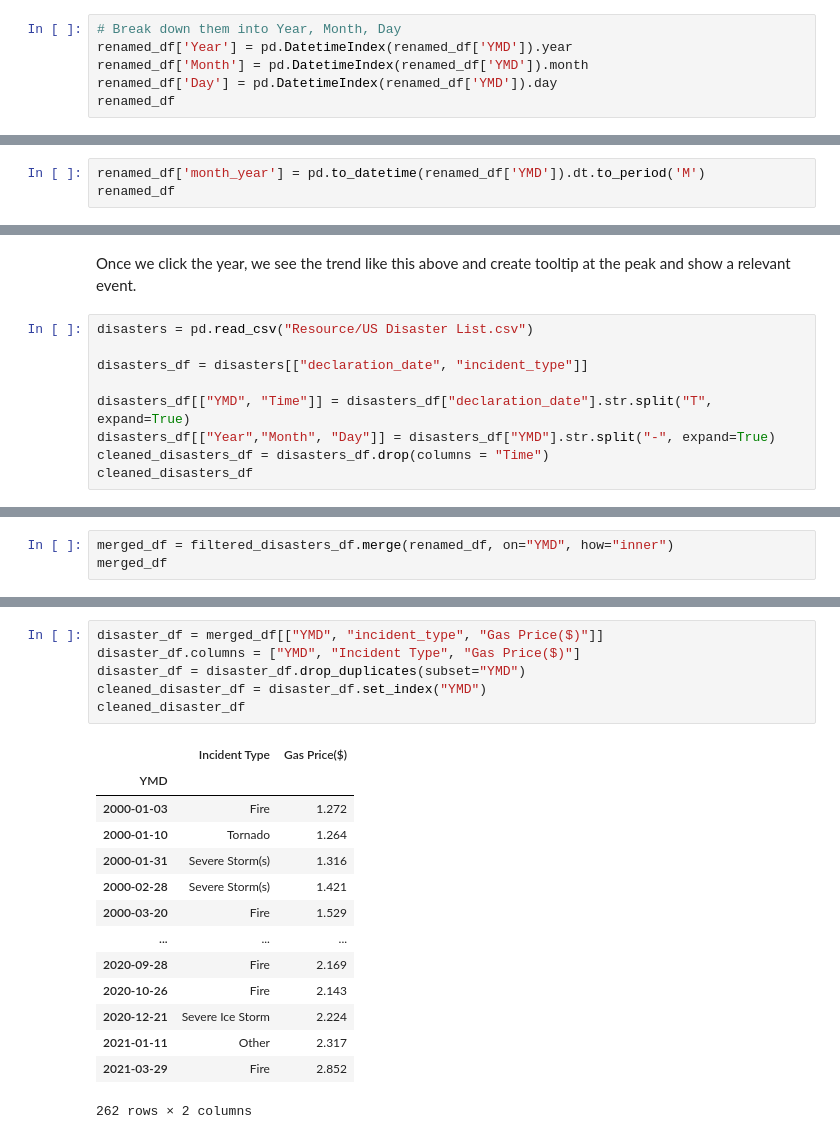
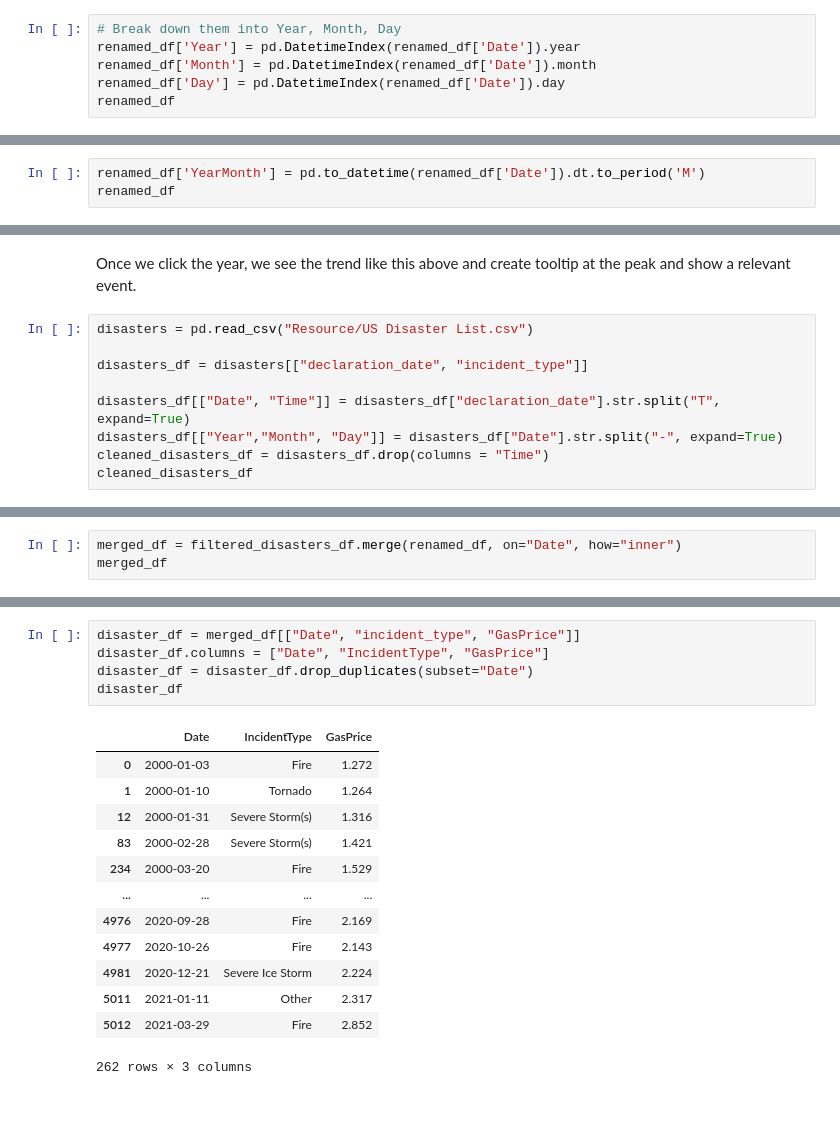
Before and after one commit to jzhao0626/Gas_Price_Analysis, a Jupyter notebook: Data_Analyzing_Mihee.ipynb, the cells around one changed output, grey strips where cells are left out. Drawn from its saved outputs; the diff is of its cells as text; blank space fills up the shorter version.

```diff
--- a/Data_Analyzing_Mihee.ipynb
+++ b/Data_Analyzing_Mihee.ipynb
@@ -62,8 +62,8 @@ renamed_df.nlargest(10, ["Gas Price($)"])
 | 591 | 2011-05-02 | 3.963 |
 # %%
 # Break down them into Year, Month, Day
-renamed_df['Year'] = pd.DatetimeIndex(renamed_df['YMD']).year
-renamed_df['Month'] = pd.DatetimeIndex(renamed_df['YMD']).month
-renamed_df['Day'] = pd.DatetimeIndex(renamed_df['YMD']).day
+renamed_df['Year'] = pd.DatetimeIndex(renamed_df['Date']).year
+renamed_df['Month'] = pd.DatetimeIndex(renamed_df['Date']).month
+renamed_df['Day'] = pd.DatetimeIndex(renamed_df['Date']).day
 renamed_df
 # %% [output]
@@ -81,6 +81,6 @@ renamed_df
 | 1110 | 2021-04-12 | 2.849 | 2021 | 4 | 12 |
 1111 rows × 5 columns
 # %%
-renamed_df['month_year'] = pd.to_datetime(renamed_df['YMD']).dt.to_period('M')
+renamed_df['YearMonth'] = pd.to_datetime(renamed_df['Date']).dt.to_period('M')
 renamed_df
 # %% [output]
@@ -163,8 +163,8 @@ disasters = pd.read_csv("Resource/US Disaster List.csv")
 
 disasters_df = disasters[["declaration_date", "incident_type"]]
 
-disasters_df[["YMD", "Time"]] = disasters_df["declaration_date"].str.split("T", expand=True)
-disasters_df[["Year","Month", "Day"]] = disasters_df["YMD"].str.split("-", expand=True)
+disasters_df[["Date", "Time"]] = disasters_df["declaration_date"].str.split("T", expand=True)
+disasters_df[["Year","Month", "Day"]] = disasters_df["Date"].str.split("-", expand=True)
 cleaned_disasters_df = disasters_df.drop(columns = "Time")
 cleaned_disasters_df
 # %% [output]
@@ -215,6 +215,6 @@ filtered_disasters_df
 | 61911 | 2021-04-08T20:52:00Z | Fire | 2021-04-08 | 2021 | 04 | 08 |
 42229 rows × 6 columns
 # %%
-merged_df = filtered_disasters_df.merge(renamed_df, on="YMD", how="inner")
+merged_df = filtered_disasters_df.merge(renamed_df, on="Date", how="inner")
 merged_df
 # %% [output]
@@ -232,23 +232,21 @@ merged_df
 | 5012 | 2021-03-29T14:00:00Z | Fire | 2021-03-29 | 2021 | 03 | 29 | 2.852 | 2021 | 3 | ... |
 5013 rows × 11 columns
 # %%
-disaster_df = merged_df[["YMD", "incident_type", "Gas Price($)"]]
-disaster_df.columns = ["YMD", "Incident Type", "Gas Price($)"]
-disaster_df = disaster_df.drop_duplicates(subset="YMD")
-cleaned_disaster_df = disaster_df.set_index("YMD")
-cleaned_disaster_df
+disaster_df = merged_df[["Date", "incident_type", "GasPrice"]]
+disaster_df.columns = ["Date", "IncidentType", "GasPrice"]
+disaster_df = disaster_df.drop_duplicates(subset="Date")
+disaster_df
 # %% [output]
-|  | Incident Type | Gas Price($) |
-| YMD |  |  |
-| 2000-01-03 | Fire | 1.272 |
-| 2000-01-10 | Tornado | 1.264 |
-| 2000-01-31 | Severe Storm(s) | 1.316 |
-| 2000-02-28 | Severe Storm(s) | 1.421 |
-| 2000-03-20 | Fire | 1.529 |
-| ... | ... | ... |
-| 2020-09-28 | Fire | 2.169 |
-| 2020-10-26 | Fire | 2.143 |
-| 2020-12-21 | Severe Ice Storm | 2.224 |
-| 2021-01-11 | Other | 2.317 |
-| 2021-03-29 | Fire | 2.852 |
+|  | Date | IncidentType | GasPrice |
+| 0 | 2000-01-03 | Fire | 1.272 |
+| 1 | 2000-01-10 | Tornado | 1.264 |
+| 12 | 2000-01-31 | Severe Storm(s) | 1.316 |
+| 83 | 2000-02-28 | Severe Storm(s) | 1.421 |
+| 234 | 2000-03-20 | Fire | 1.529 |
+| ... | ... | ... | ... |
+| 4976 | 2020-09-28 | Fire | 2.169 |
+| 4977 | 2020-10-26 | Fire | 2.143 |
+| 4981 | 2020-12-21 | Severe Ice Storm | 2.224 |
+| 5011 | 2021-01-11 | Other | 2.317 |
+| 5012 | 2021-03-29 | Fire | 2.852 |
-262 rows × 2 columns
+262 rows × 3 columns
```
Also changed, not shown: parts of 17 cells of this notebook, 26 other files.
